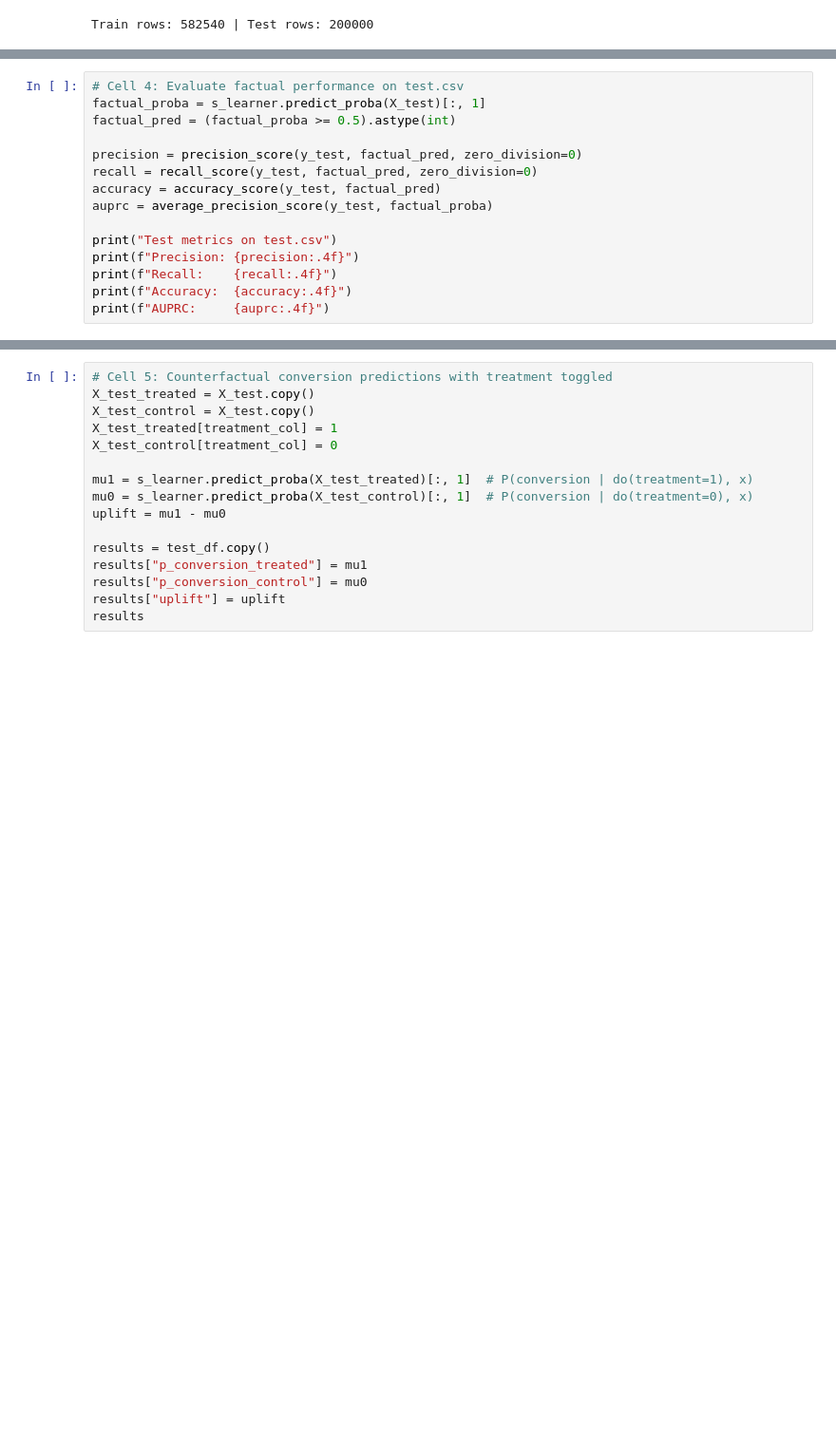
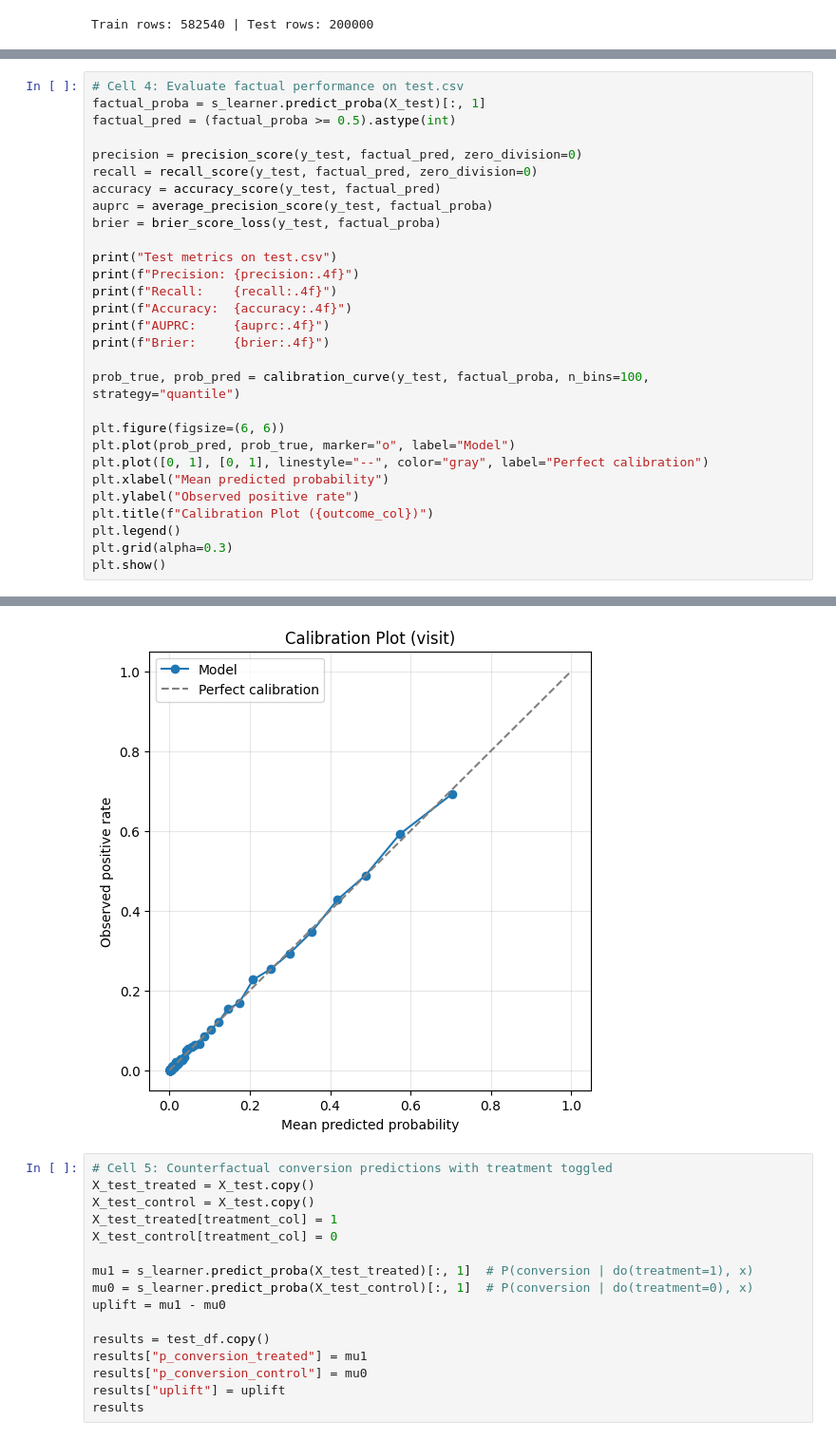
Before and after one commit to alewisuw/433final, a Jupyter notebook: s-learner-visit.ipynb, the cells around one changed output, grey strips where cells are left out. Shown at 95% size. Saved outputs shown, nothing was run; the diff lists cells and outputs as text; blank space fills up the shorter version.

```diff
--- a/s-learner-visit.ipynb
+++ b/s-learner-visit.ipynb
@@ -104,11 +112,25 @@ precision = precision_score(y_test, factual_pred, zero_division=0)
 recall = recall_score(y_test, factual_pred, zero_division=0)
 accuracy = accuracy_score(y_test, factual_pred)
 auprc = average_precision_score(y_test, factual_proba)
+brier = brier_score_loss(y_test, factual_proba)
 
 print("Test metrics on test.csv")
 print(f"Precision: {precision:.4f}")
 print(f"Recall:    {recall:.4f}")
 print(f"Accuracy:  {accuracy:.4f}")
 print(f"AUPRC:     {auprc:.4f}")
+print(f"Brier:     {brier:.4f}")
+
+prob_true, prob_pred = calibration_curve(y_test, factual_proba, n_bins=100, strategy="quantile")
+
+plt.figure(figsize=(6, 6))
+plt.plot(prob_pred, prob_true, marker="o", label="Model")
+plt.plot([0, 1], [0, 1], linestyle="--", color="gray", label="Perfect calibration")
+plt.xlabel("Mean predicted probability")
+plt.ylabel("Observed positive rate")
+plt.title(f"Calibration Plot ({outcome_col})")
+plt.legend()
+plt.grid(alpha=0.3)
+plt.show()
 # %% [output]
 Test metrics on test.csv
@@ -119,3 +142,4 @@ AUPRC:     0.5116
+[figure, added]
 # %%
 # Cell 5: Counterfactual conversion predictions with treatment toggled
 X_test_treated = X_test.copy()
```
Also changed, not shown: parts of 3 cells of this notebook, 8 other files.
